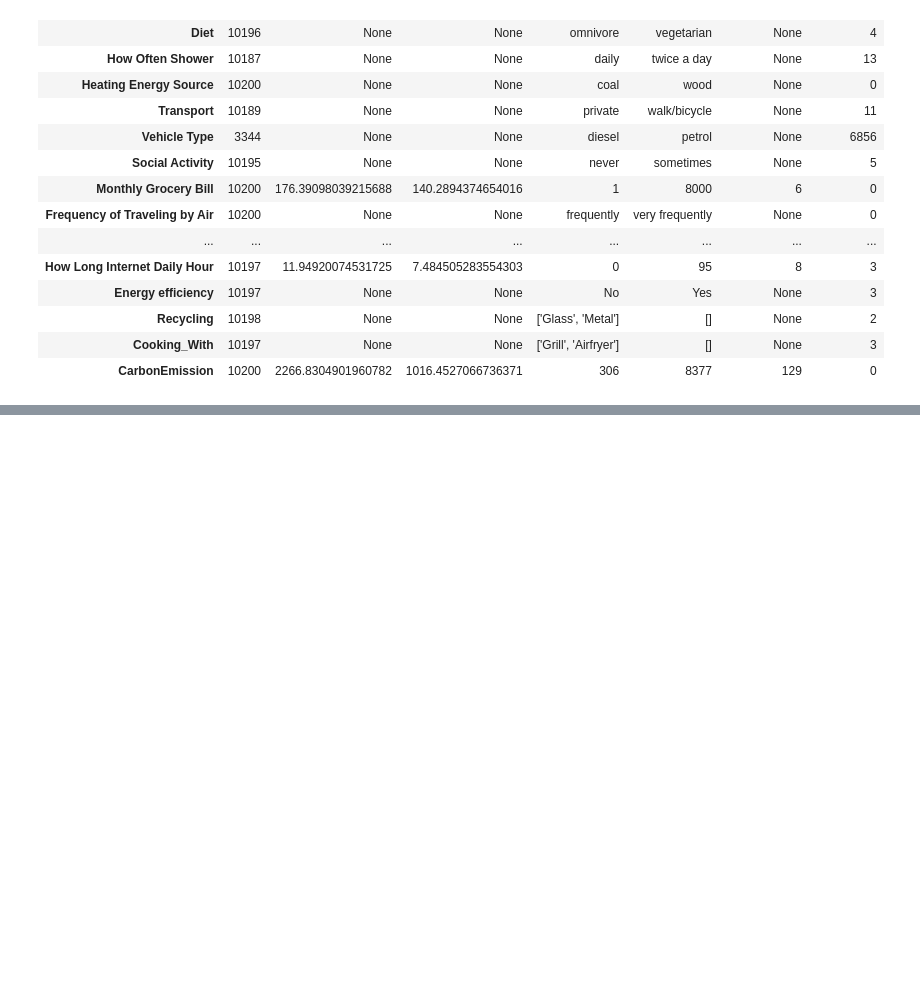
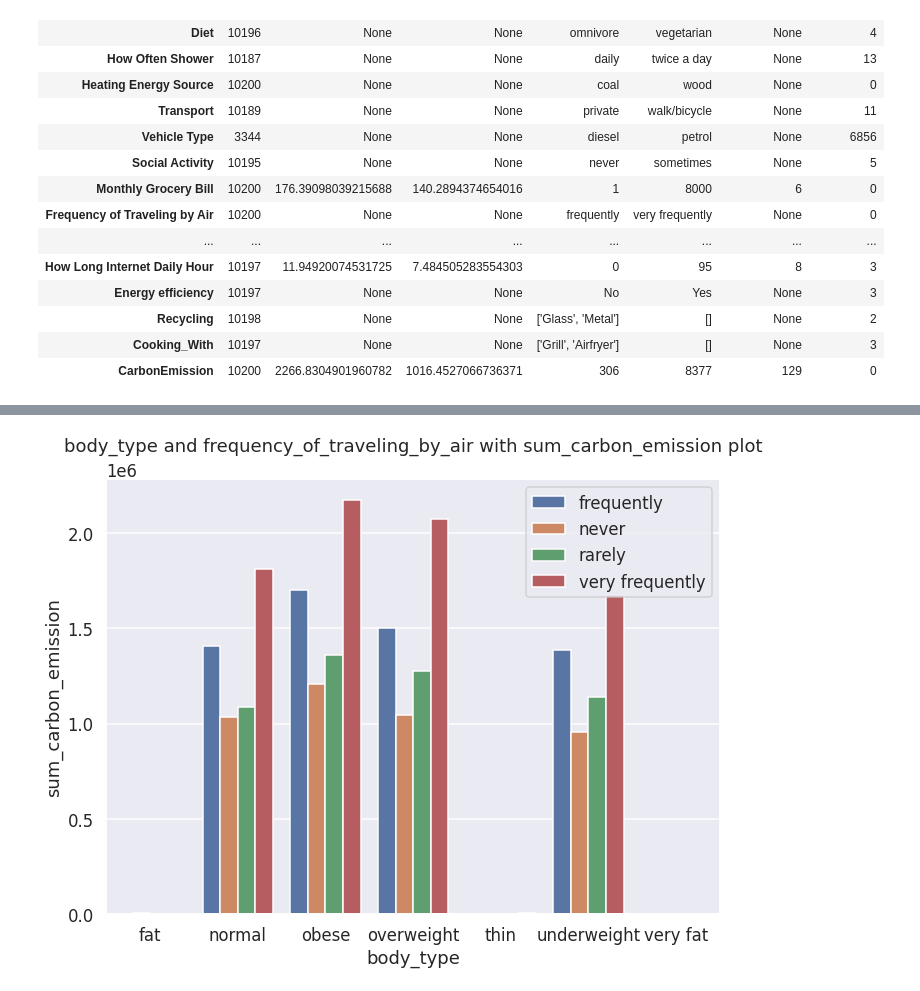
Before and after one commit to DesastreuX/Carbon-Emission-Iteration-4, a Jupyter notebook: source/DU-02.ipynb, the cells around one changed output, grey strips where cells are left out. Cells and saved outputs as stored; diff of their text form; code cells hidden in the pictures; blank space fills up the shorter version.

```diff
--- a/source/DU-02.ipynb
+++ b/source/DU-02.ipynb
@@ -113,0 +155,8 @@ plt.show()
+# %%
+plt_group_by_2_columns_and_sum(
+    df=no_null_df,
+    group_by=["body_type", "frequency_of_traveling_by_air"],
+    sum_column=change_case(DATASET.TARGET),
+)
+# %% [output]
+[figure, added]
```
Also changed, not shown: parts of 38 cells of this notebook, 3 other files.
